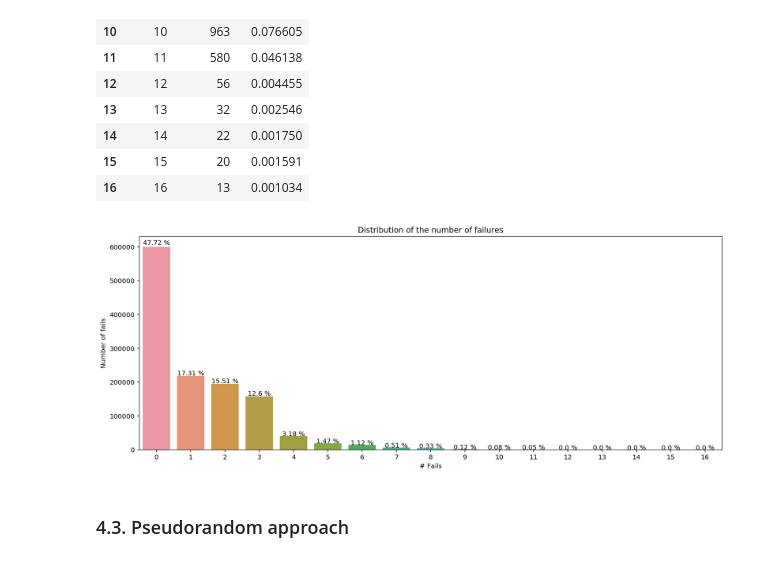
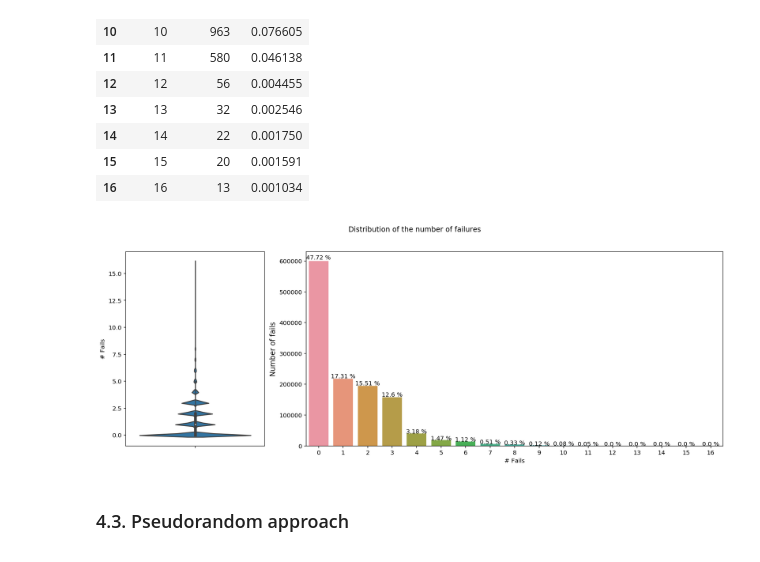
Before and after one commit to ansegura7/DataCompression, a Jupyter notebook: code/HuffmanCode.ipynb, the cells around one changed output. Cells and saved outputs as stored; diff of their text form; code cells hidden in the pictures.

Commit message:
Update Huffman Code
Added a Violin chart.

```diff
--- a/code/HuffmanCode.ipynb
+++ b/code/HuffmanCode.ipynb
@@ -519,15 +520,24 @@ df_fails_dist
 | 16 | 16 | 13 | 0.001034 |
 # %%
 # Function that plots the distribution of fails
-def plot_fails_dist(df_f_dist):
-    fig = plt.figure(figsize = (16, 6))
+def plot_fails_dist(f_list, df_f_dist):
+    fig = plt.figure(figsize = (18, 6))
+    fig.subplots_adjust(hspace = 0.15, wspace = 0.15)
+    gs = gridspec.GridSpec(1, 2, width_ratios=[1, 3])
+
+    ax0 = plt.subplot(gs[0])
+    sns.violinplot(y=f_list)
+    ax0.set_ylabel('# Fails', fontsize = 10)
+
+    ax1 = plt.subplot(gs[1])
     g = sns.barplot(x = 'n_fails', y = 'quantity', data = df_f_dist)
     for index, row in df_f_dist.iterrows():
         lbl_value = str(round(row.fails_perc, 2)) + ' %'
         g.text(row.n_fails, row.quantity * 1.01, lbl_value, color='black', ha="center")
-    plt.title('Distribution of the number of failures')
-    plt.xlabel('# Fails', fontsize = 10)
-    plt.ylabel('Number of fails', fontsize = 10)
+    ax1.set_xlabel('# Fails', fontsize = 10)
+    ax1.set_ylabel('Number of fails', fontsize = 12)
+
+    fig.suptitle('Distribution of the number of failures')
     plt.show()
 # %%
 # Plotting the distribution of fails
@@ -652,9 +662,9 @@ df_fails_dist2
 | 16 | 16 | 13 | 0.001034 |
 # %%
 # Plotting the distribution of fails
-plot_fails_dist(df_fails_dist2)
+plot_fails_dist(fails_list2, df_fails_dist2)
 # %% [output]
-[figure, old version]
+[figure, new version]
 # %% [markdown]
 ### 4.3. Pseudorandom approach
 # %% [markdown]
```
Also changed, not shown: parts of 5 cells of this notebook, 1 other file.
